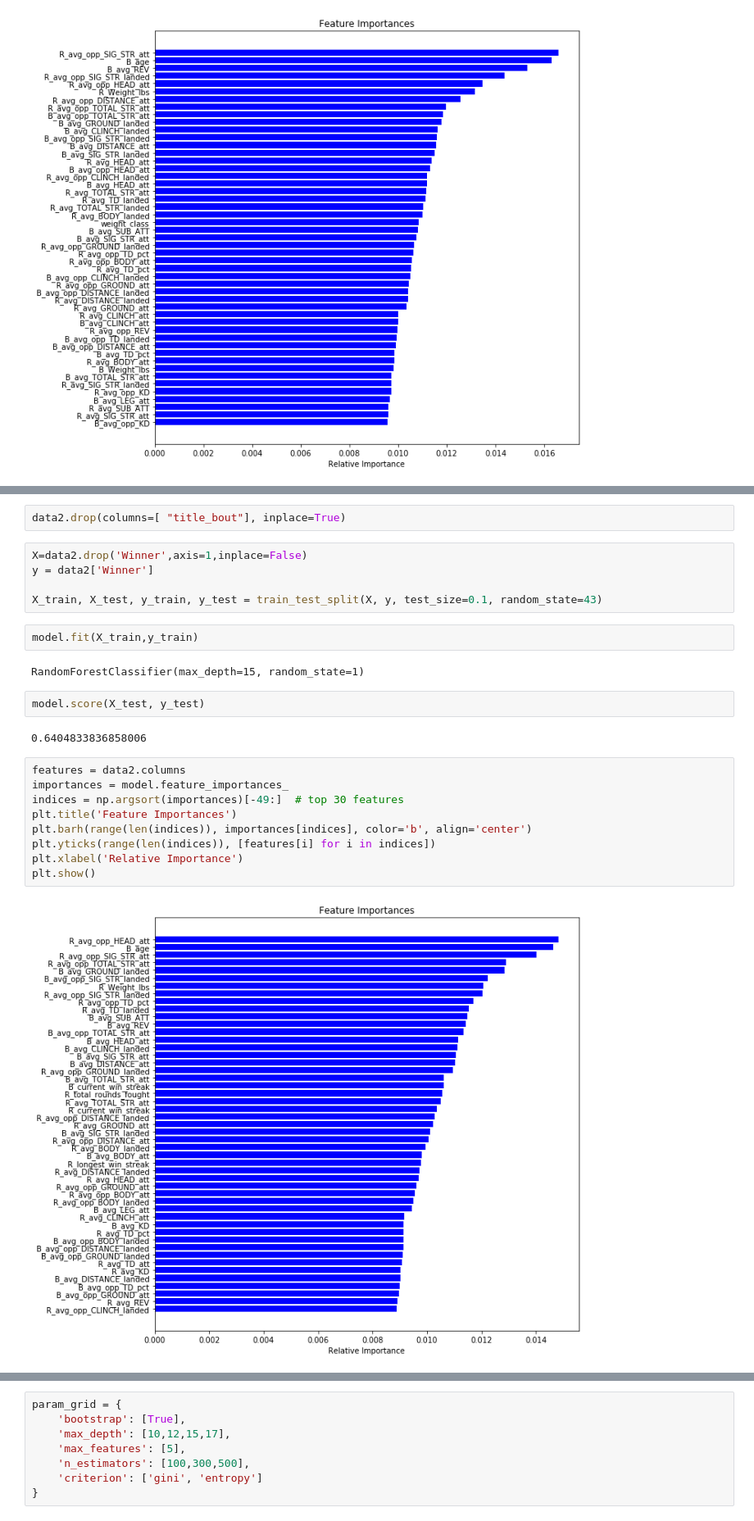
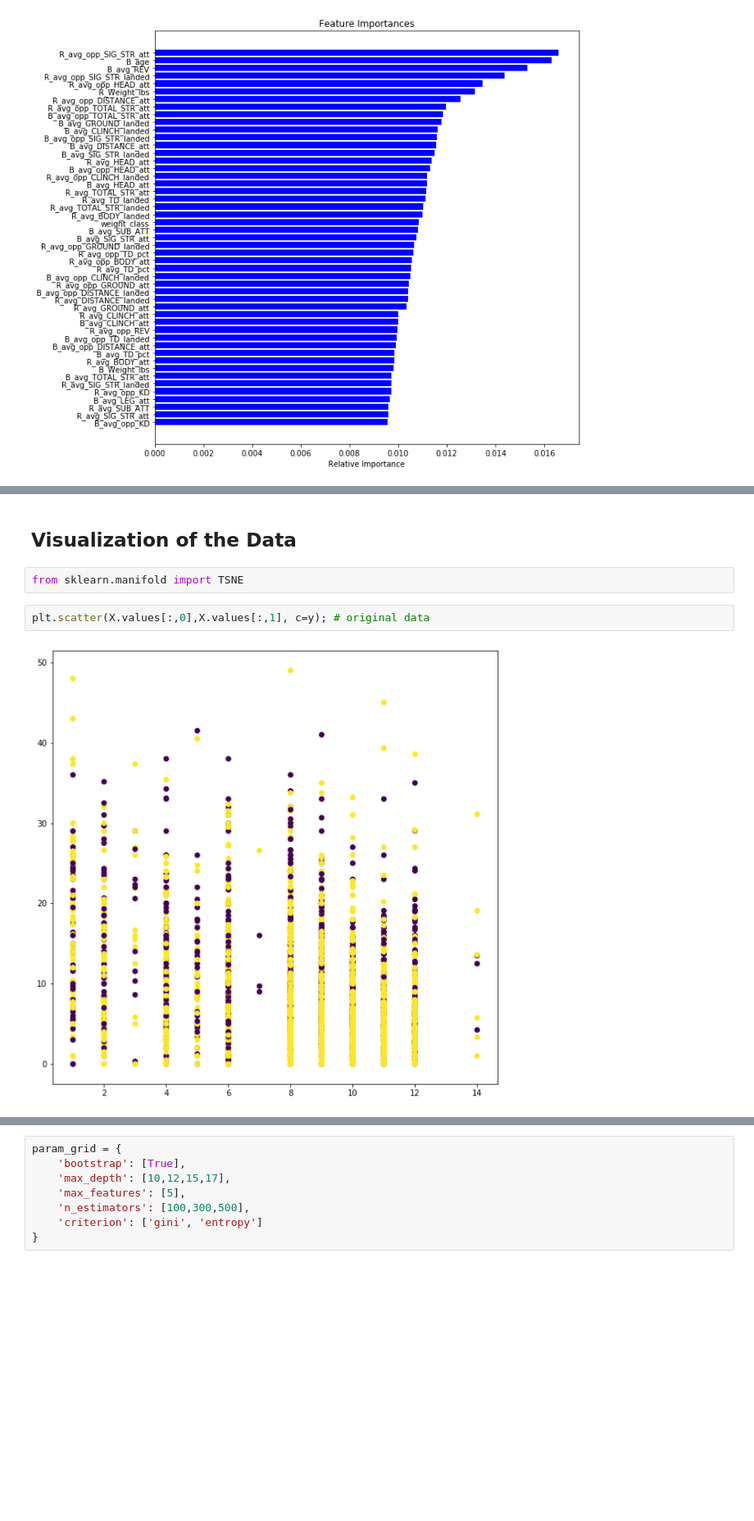
Before and after one commit to aaronepv/Final_Project, a Jupyter notebook: RandomForest.ipynb, the cells around one changed output, grey strips where cells are left out. Shown: that part at 82% size. Cells and saved outputs as stored; diff of their text form; blank space fills up the shorter version.

```diff
--- a/RandomForest.ipynb
+++ b/RandomForest.ipynb
@@ -112,26 +238,8 @@ data2.head()
-# %%
-data2.drop(columns=[ "title_bout"], inplace=True)
-# %%
-X=data2.drop('Winner',axis=1,inplace=False)
-y = data2['Winner']
-
-X_train, X_test, y_train, y_test = train_test_split(X, y, test_size=0.1, random_state=43)
-# %%
-model.fit(X_train,y_train)
-# %% [output]
-RandomForestClassifier(max_depth=15, random_state=1)
-# %%
-model.score(X_test, y_test)
-# %% [output]
-0.6404833836858006
-# %%
-features = data2.columns
-importances = model.feature_importances_
-indices = np.argsort(importances)[-49:]  # top 30 features
-plt.title('Feature Importances')
-plt.barh(range(len(indices)), importances[indices], color='b', align='center')
-plt.yticks(range(len(indices)), [features[i] for i in indices])
-plt.xlabel('Relative Importance')
-plt.show()
-# %% [output]
-[figure, removed]
+# %% [markdown]
+## Visualization of the Data
+# %%
+from sklearn.manifold import TSNE
+# %%
+plt.scatter(X.values[:,0],X.values[:,1], c=y); # original data
+# %% [output]
+[figure, added]
```
Also changed, not shown: parts of 42 cells of this notebook.
